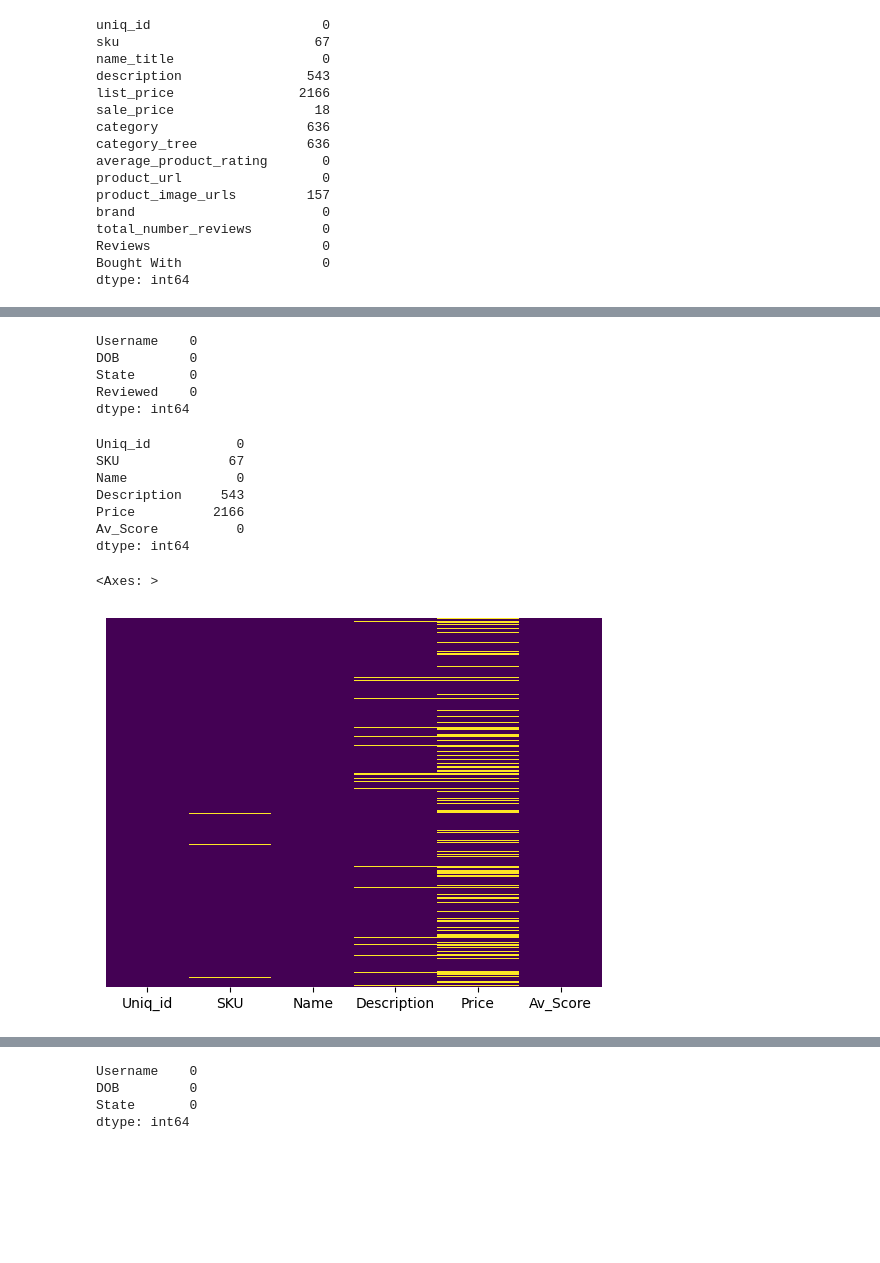
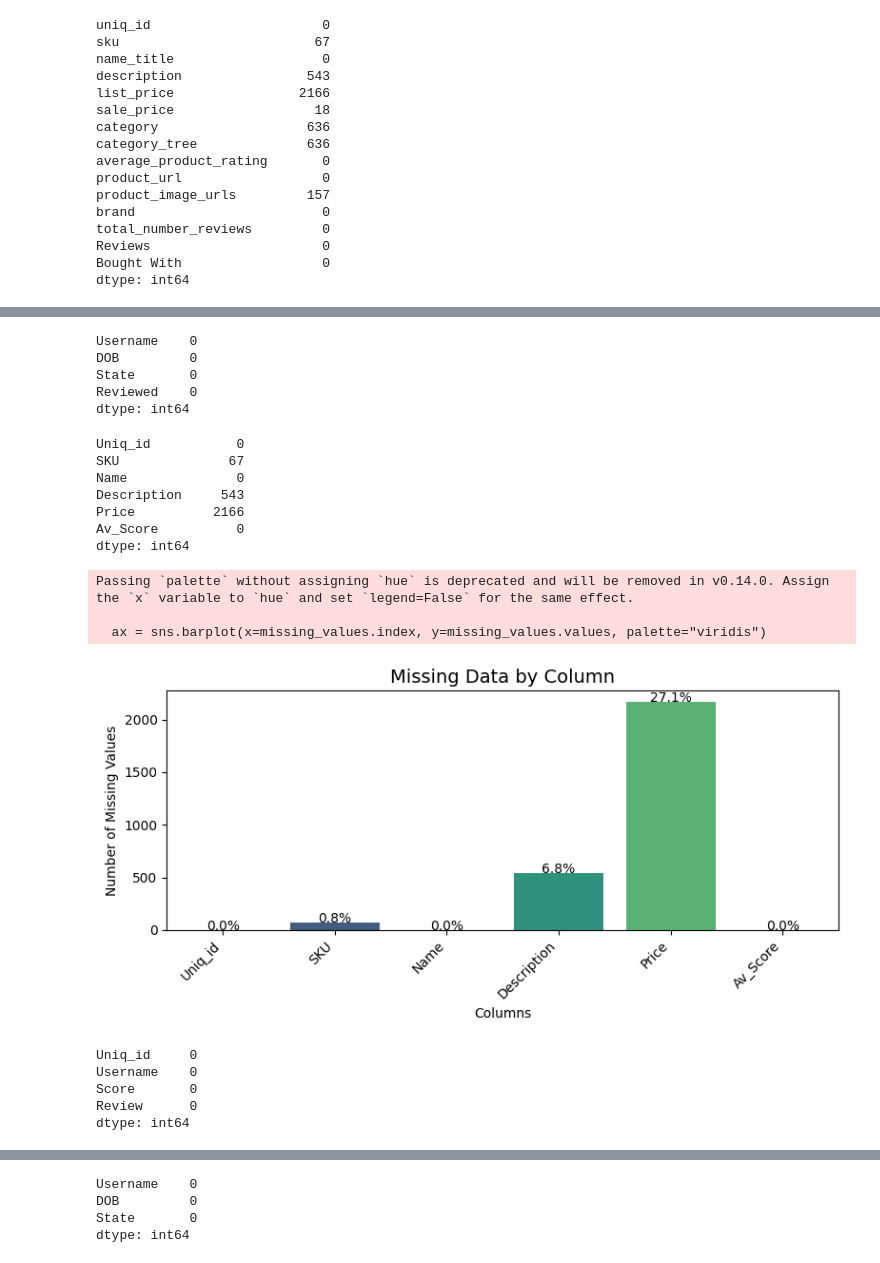
Before and after one commit to philipoladimeji/BD2-JCPenney-Project, a Jupyter notebook: BD2_Assignment_2.ipynb, the cells around one changed output, grey strips where cells are left out. Drawn from its saved outputs; the diff is of its cells as text; code cells hidden in the pictures; blank space fills up the shorter version.

```diff
--- a/BD2_Assignment_2.ipynb
+++ b/BD2_Assignment_2.ipynb
@@ -400,31 +434,61 @@ plt.show()
+# %%
+'''Checking if there's any missing value in reviewers_json dataframe and print out the number of values on
+each column'''
+print(reviewers_json_df.isnull().sum())
+# %% [output]
+Username    0
+DOB         0
+State       0
+Reviewed    0
+dtype: int64
 # %%
-# check for missing value in jcpenney_products_df
+#Checking for missing value in products_csv dataframe
+
+products_csv_df.replace('', np.nan, inplace=True)
 
 #print number of missing values on each column
-print(reviewers_json_df.isnull().sum())
+print(products_csv_df.isnull().sum())
 # %% [output]
-Username    0
-DOB         0
-State       0
-Reviewed    0
+Uniq_id           0
+SKU              67
+Name              0
+Description     543
+Price          2166
+Av_Score          0
 dtype: int64
+# %%
+#Count missing values in each column
+missing_values = products_csv_df.isnull().sum()
+total_rows = len(products_csv_df)
+
+# Plot as a bar chart
+plt.figure(figsize=(8, 4))
+ax = sns.barplot(x=missing_values.index, y=missing_values.values, palette="viridis")
+
+# Add percentage labels on each bar
+for i, value in enumerate(missing_values.values):
+    percent = (value / total_rows) * 100
+    ax.text(i, value + 0.5, f"{percent:.1f}%", ha='center', fontsize=10)
+
+# Add chart labels and formatting
+plt.title("Missing Data by Column", fontsize=14)
+plt.xlabel("Columns")
+plt.ylabel("Number of Missing Values")
+plt.xticks(rotation=45, ha='right')
+plt.tight_layout()
+
+plt.show()
+# %% [output]
+Passing `palette` without assigning `hue` is deprecated and will be removed in v0.14.0. Assign the `x` variable to `hue` and set `legend=False` for the same effect.
+
+  ax = sns.barplot(x=missing_values.index, y=missing_values.values, palette="viridis")
+[figure, added]
 # %%
-# check for missing value in jcpenney_products_df
-
-products_csv_df.replace('', np.nan, inplace=True)
-
-#print number of missing values on each column
-print(products_csv_df.isnull().sum())
+#check for missing value in reviews_csv dataframe and printout any missing values on each column if there is
+print(reviews_csv_df.isnull().sum())
 # %% [output]
-Uniq_id           0
-SKU              67
-Name              0
-Description     543
-Price          2166
-Av_Score          0
+Uniq_id     0
+Username    0
+Score       0
+Review      0
 dtype: int64
-# %%
-sns.heatmap(products_csv_df.isnull(), yticklabels=False, cbar=False, cmap="viridis")
-# %% [output]
-<Axes: >
-[figure, removed]
```
Also changed, not shown: parts of 39 cells of this notebook.
